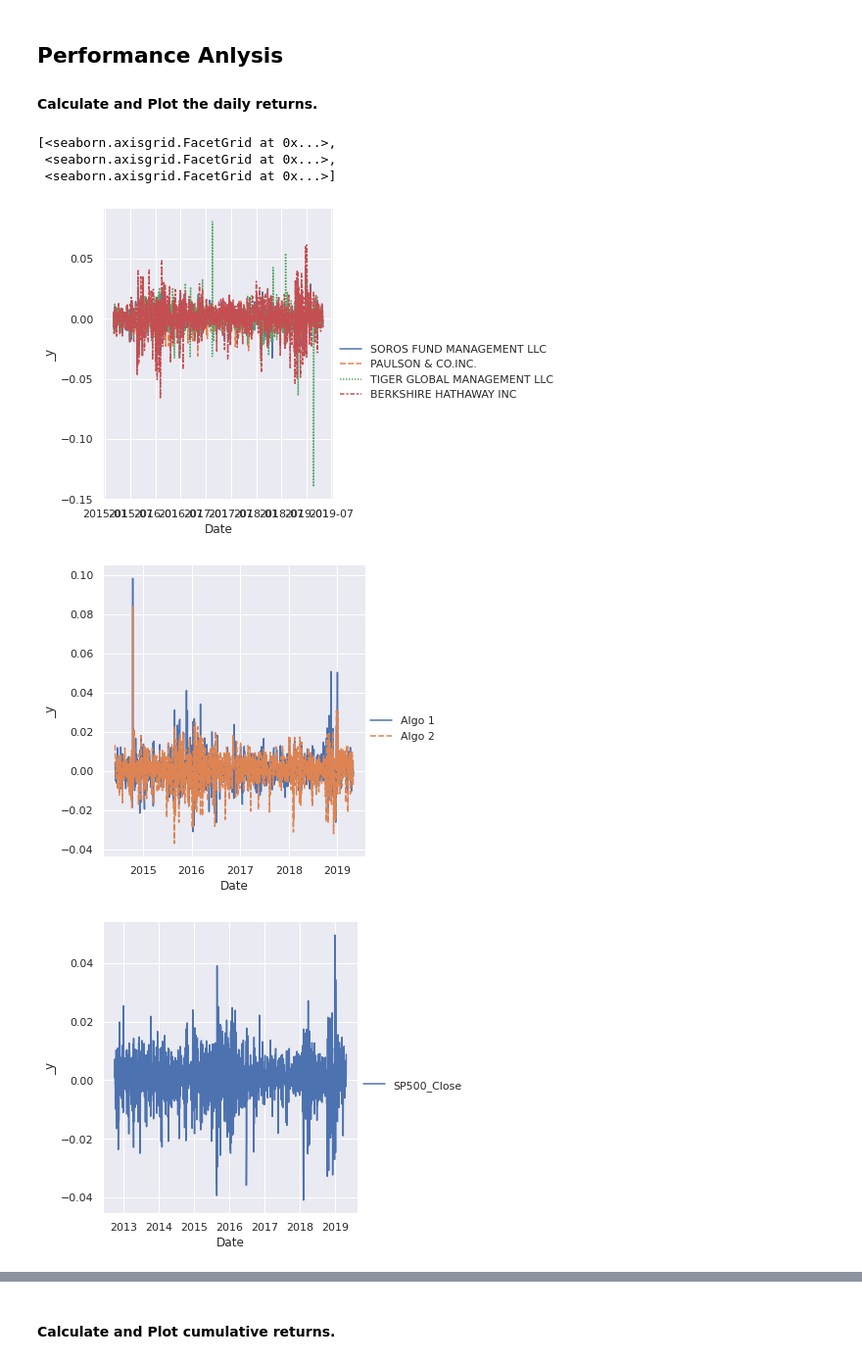
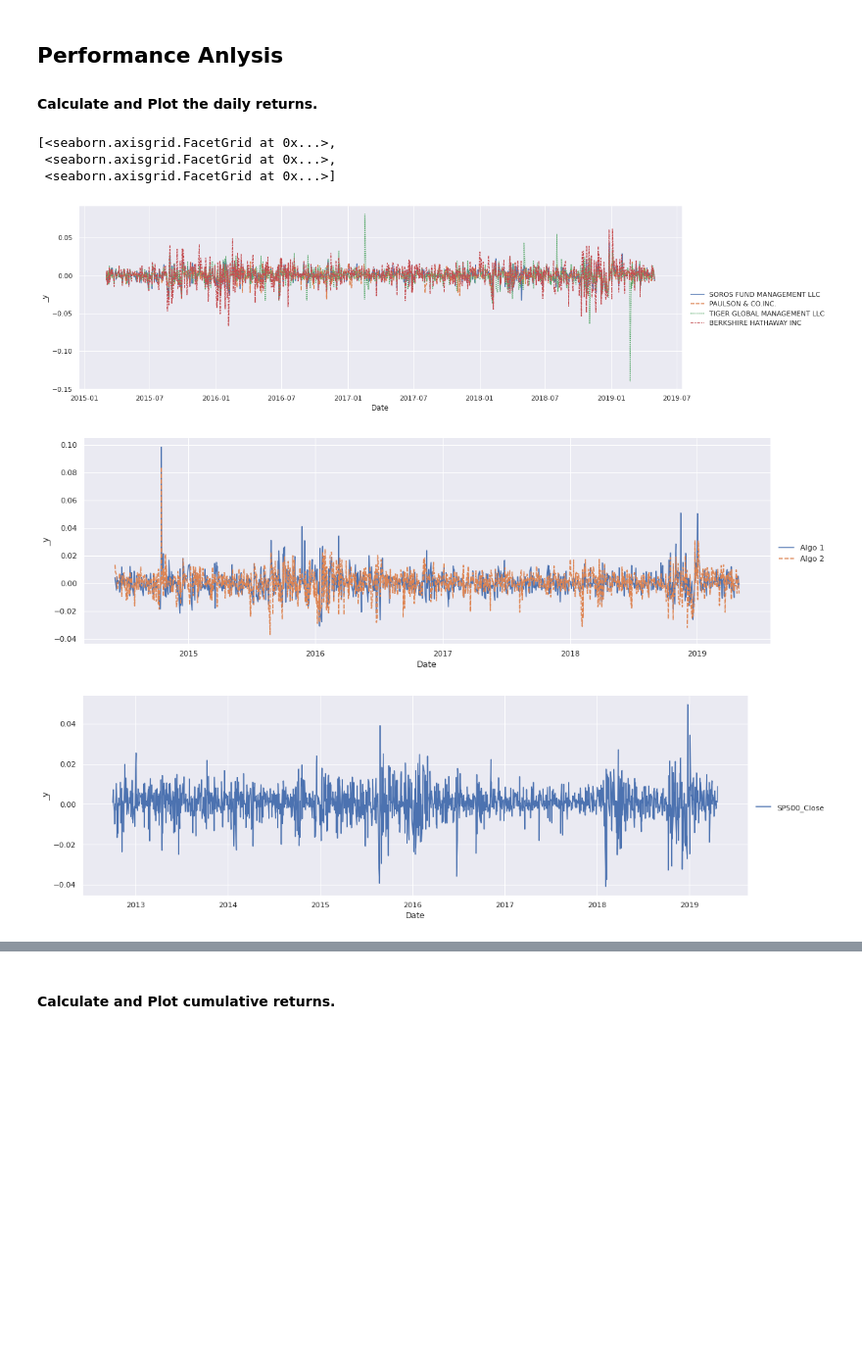
Before and after one commit to gadam/fintech_assessment_03, a Jupyter notebook: whale_analysis.ipynb, the cells around one changed output, grey strips where cells are left out. Shown at 98% size. Cells and saved outputs as stored; diff of their text form; code cells hidden in the pictures; blank space fills up the shorter version.

Commit message:
Resized the charts

```diff
--- a/whale_analysis.ipynb
+++ b/whale_analysis.ipynb
@@ -265,14 +265,14 @@ In this section, you will calculate and visualize performance and risk metrics f
 # %%
 # Plot daily returns of all portfolios
 
 # [df.plot(figsize=(7,6), title="Daily Returns") for df in [whale_df, algo_df, sp500_daily_returns]]
-[sns.relplot(data=df, kind="line") for df in [whale_df, algo_df, sp500_daily_returns]]
+[sns.relplot(data=df, kind="line", aspect=3.0) for df in [whale_df, algo_df, sp500_daily_returns]]
 # %% [output]
 [<seaborn.axisgrid.FacetGrid at 0x...>,
  <seaborn.axisgrid.FacetGrid at 0x...>,
  <seaborn.axisgrid.FacetGrid at 0x...>]
-[figure, old version]
+[figure, new version]
-[figure, old version]
+[figure, new version]
-[figure, old version]
+[figure, new version]
 # %%
 # Plot the combined portfolion retrns dataframe
```
Also changed, not shown: parts of 10 cells of this notebook.
